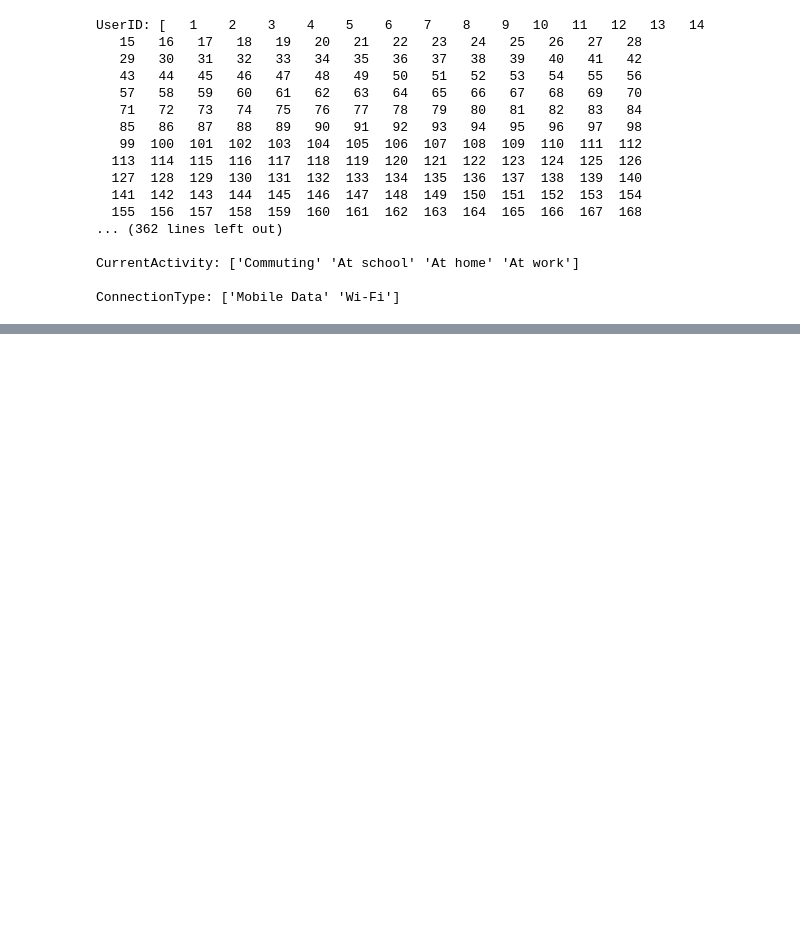
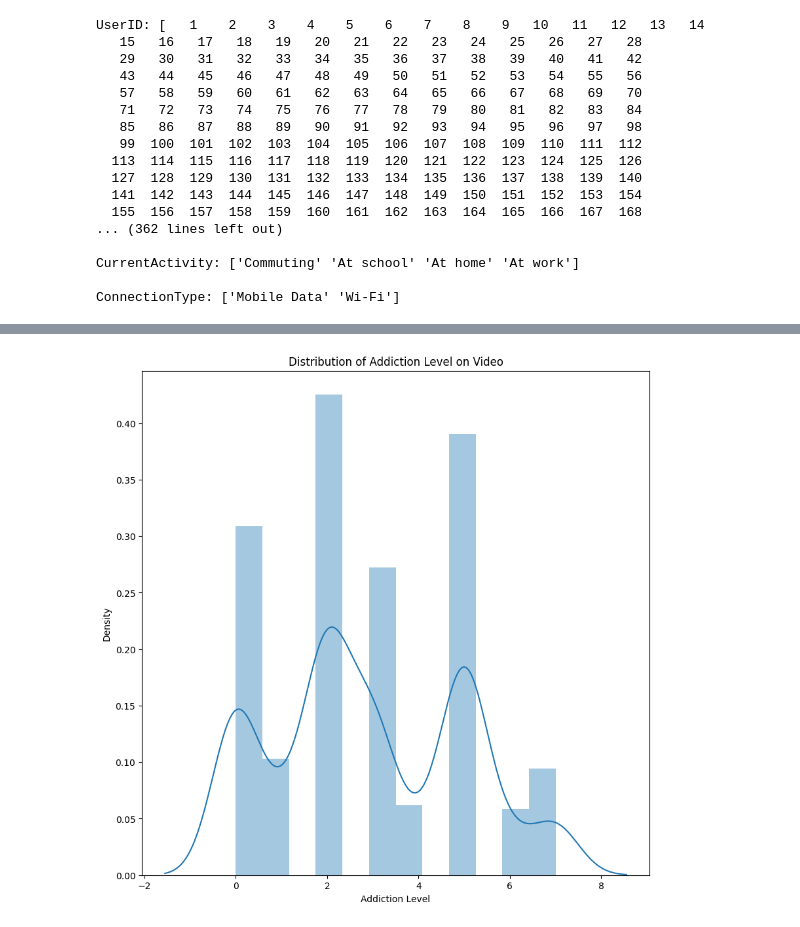
Before and after one commit to ankitg-02/Social-Media, a Jupyter notebook: Social__Media.ipynb, the cells around one changed output, grey strips where cells are left out. Drawn from its saved outputs; the diff is of its cells as text; code cells hidden in the pictures; blank space fills up the shorter version.

```diff
--- a/Social__Media.ipynb
+++ b/Social__Media.ipynb
@@ -106,0 +117,7 @@ ConnectionType: ['Mobile Data' 'Wi-Fi']
+# %%
+plt.figure(figsize=(10,10))
+sns.distplot(data['Addiction Level'])
+plt.title('Distribution of Addiction Level on Video')
+plt.show()
+# %% [output]
+[figure, added]
```
Also changed, not shown: parts of 5 cells of this notebook.
